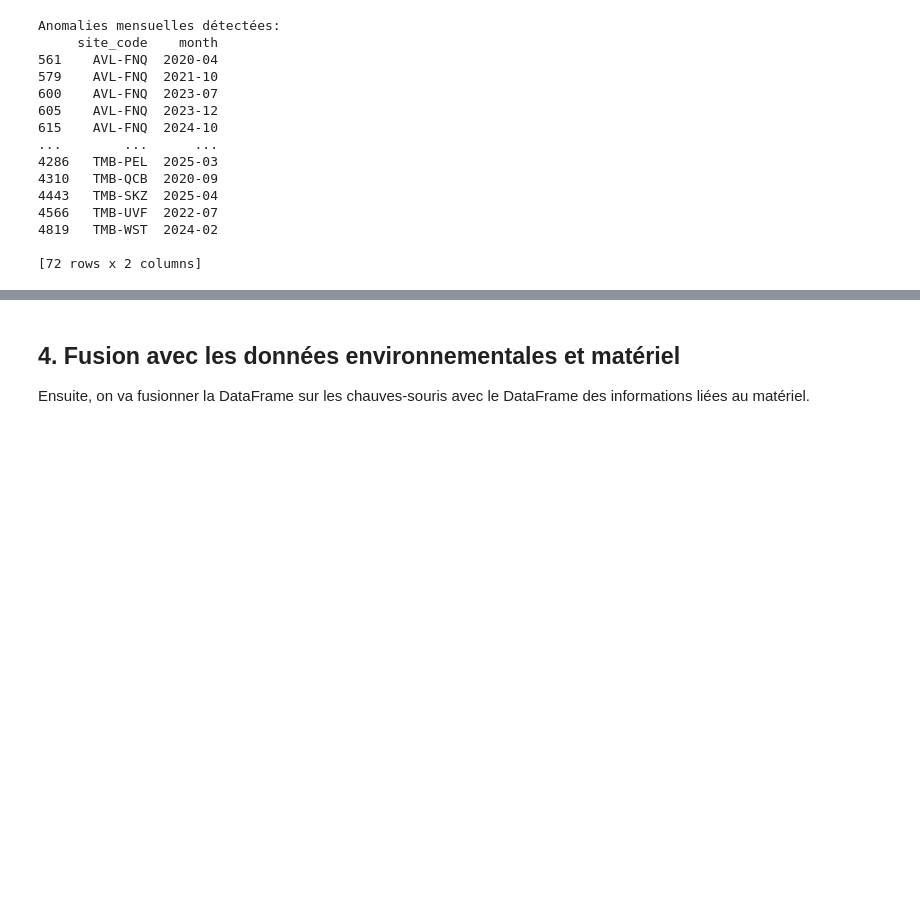
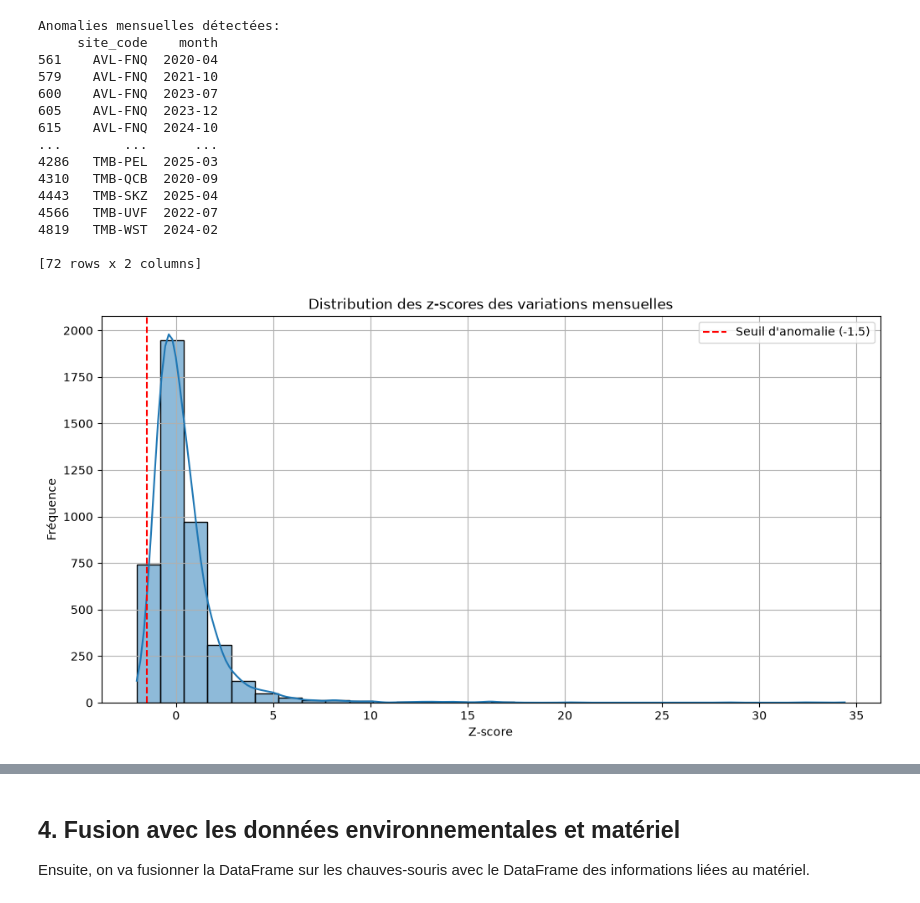
Before and after one commit to LeoMor1/20262027-UE-DataMining-Project, a Jupyter notebook: Ecology_part.ipynb, the cells around one changed output, grey strips where cells are left out. Drawn from its saved outputs; the diff is of its cells as text; code cells hidden in the pictures; blank space fills up the shorter version.

```diff
--- a/Ecology_part.ipynb
+++ b/Ecology_part.ipynb
@@ -405,3 +417,15 @@ Anomalies mensuelles détectées:
 4819   TMB-WST  2024-02
 
 [72 rows x 2 columns]
+# %%
+plt.figure(figsize=(12, 6))
+sns.histplot(monthly_avg['z_score'].dropna(), bins=30, kde=True)
+plt.axvline(x=-1.5, color='red', linestyle='--', label='Seuil d\'anomalie (-1.5)')
+plt.title('Distribution des z-scores des variations mensuelles')
+plt.xlabel('Z-score')
+plt.ylabel('Fréquence')
+plt.legend()
+plt.grid(True)
+plt.show()
+# %% [output]
+[figure, added]
```
Also changed, not shown: parts of 5 cells of this notebook, 1 other file.
